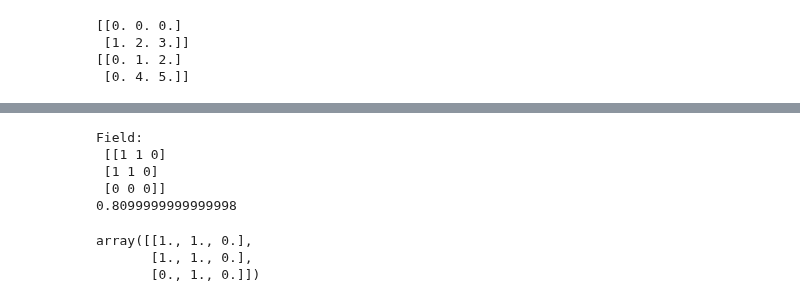
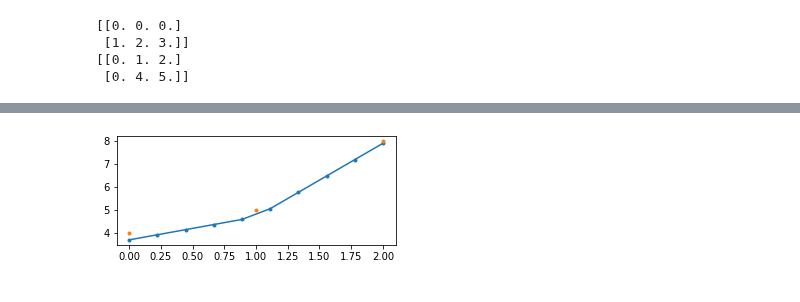
Before and after one commit to khakhalin/Sketches, a Jupyter notebook: dynamic_systems/fluid.ipynb, the cells around one changed output, grey strips where cells are left out. Saved outputs shown, nothing was run; the diff lists cells and outputs as text; code cells hidden in the pictures.

```diff
--- a/dynamic_systems/fluid.ipynb
+++ b/dynamic_systems/fluid.ipynb
@@ -53,38 +175,23 @@ print(sig.convolve2d(a, b, mode='same'))
 # %%
-# Calculated advection
-
-def interp(f, x, y):
+# Utility funciton: linear interpolation
+def interp(mat, x, y):
     """Bilinearly interpolate within matrix f, using real x and y (like i,j, but fractional).
+    x is essentially row, and y is essentially column, note the dimensions.
     Ref: https://en.wikipedia.org/wiki/Bilinear_interpolation """
-    if x<0 or x>f.shape[0]-1 or y<0 or y>f.shape[1]-1:
+    if x<0 or x>mat.shape[0]-1 or y<0 or y>mat.shape[1]-1:
         return 0 # Eternal winter outside (no interpolation if out of bounds)
     i = np.floor(x).astype(int) # Whole part
     j = np.floor(y).astype(int)
-    i = min(i, f.shape[0]-2) # For the interpolation formula to work, we cannot be on the right border
-    j = min(j, f.shape[1]-2)
-    return f[i,j]*(i+1-x)*(j+1-y) + f[i+1,j]*(x-i)*(j+1-y) + f[i,j+1]*(i+1-x)*(y-j) + f[i+1,j+1]*(x-i)*(j-1)
+    i = min(i, mat.shape[0]-2) # For the formula to work, we cannot be on the right border,
+    j = min(j, mat.shape[1]-2) # as the fomula references "next" element, which is i+1
+    return (mat[i,j  ]*(i+1-x)*(j+1-y) + mat[i+1,j  ]*(x-i)*(j+1-y) +
+            mat[i,j+1]*(i+1-x)*(y-j  ) + mat[i+1,j+1]*(x-i)*(y-j))
 
-def advect(field, vx, vy):
-    """Advect the field using vx and vy local fluid speeds."""
-    val = np.zeros(field.shape)
-    for i in range(field.shape[0]):
-        for j in range(field.shape[1]):
-            # print(f"({i},{j})<--({i-vx[i,j]},{j-vy[i,j]}))")
-            val[i,j] = interp(field, i-vx[i,j], j-vy[i,j])
-    return val
-
-a = np.array([[1,1,0],[1,1,0],[0,0,0]])
-vx = np.array([[0,0,0],[0,1,1],[0,1,0]])
-vy = np.zeros(vx.shape)
-print('Field:\n',a)
-print(interp(a, 1.1, 1.1))
-advect(a, vx, vy)
+# Test
+mat = np.array([[1,2,7],[4,5,8]])
+x = np.linspace(0,2,10)
+plt.figure(figsize=(5,2))
+plt.plot(x, [interp(mat, 0.9, i) for i in x],'.-');
+plt.plot(range(0,3), mat[1,:], '.');
 # %% [output]
-Field:
- [[1 1 0]
- [1 1 0]
- [0 0 0]]
-0.8099999999999998
-array([[1., 1., 0.],
-       [1., 1., 0.],
-       [0., 1., 0.]])
+[figure, added]
```
Also changed, not shown: parts of 12 cells of this notebook.
